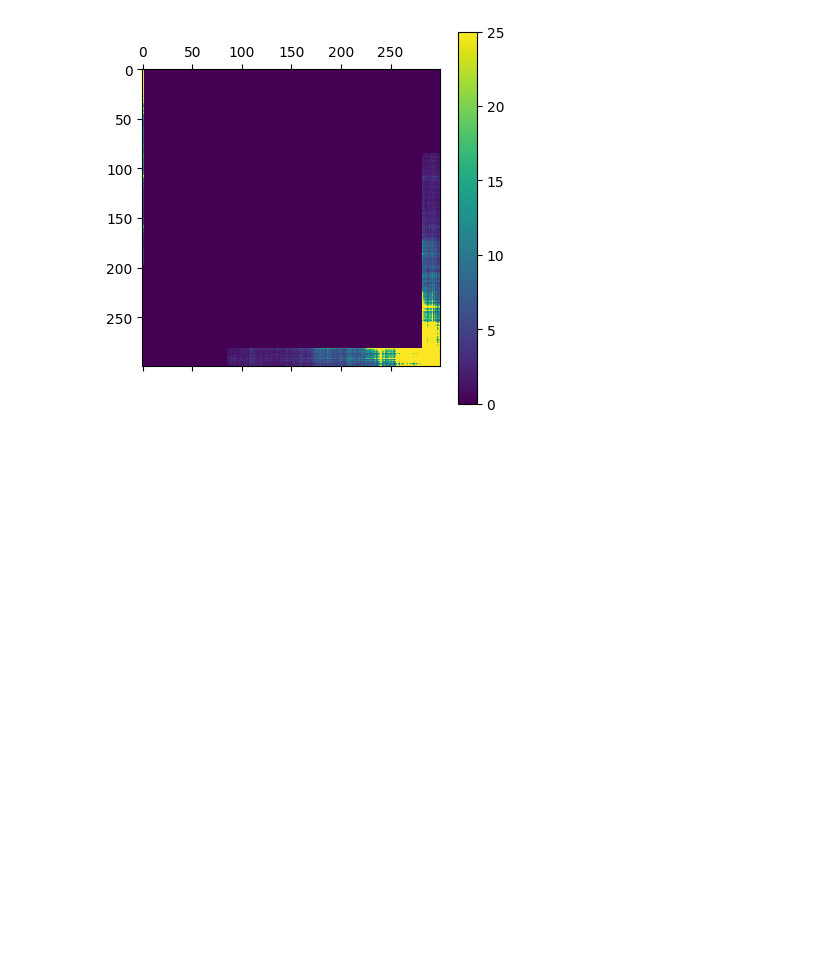
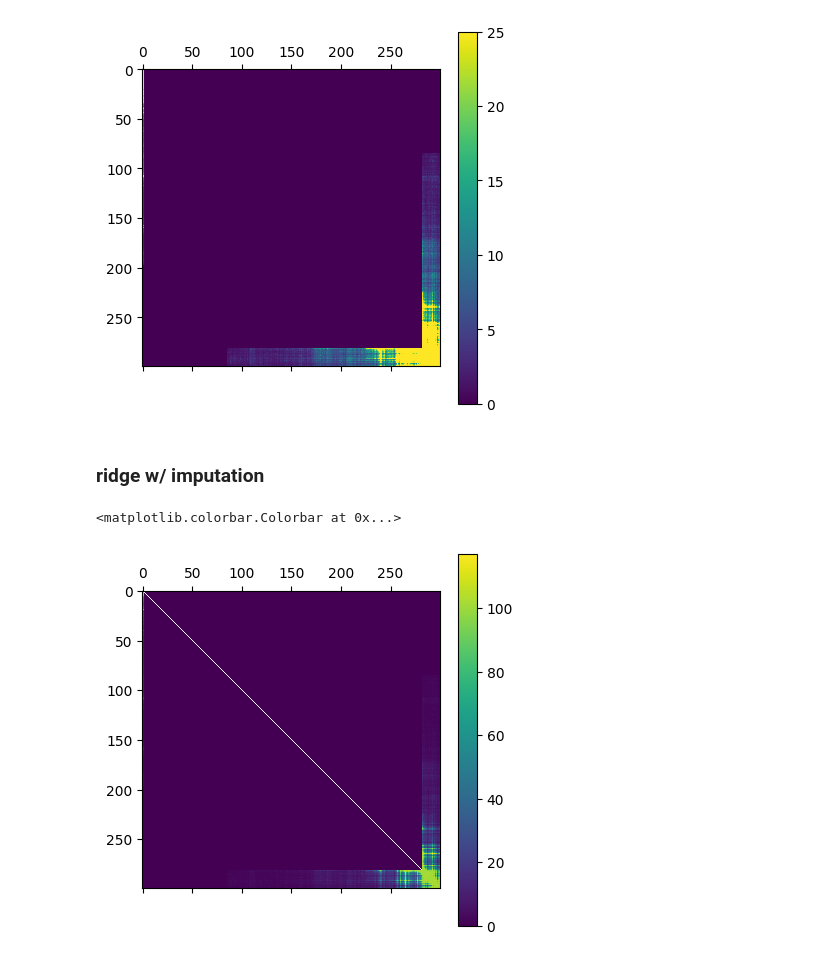
Before and after one commit to amulyagarimella/fast-sequencing-AI-imputation, a Jupyter notebook: notebooks/run_hicnn2.ipynb, the cells around one changed output. Drawn from its saved outputs; the diff is of its cells as text; code cells hidden in the pictures; blank space fills up the shorter version.

```diff
--- a/notebooks/run_hicnn2.ipynb
+++ b/notebooks/run_hicnn2.ipynb
@@ -92,3 +92,13 @@ plt.colorbar()
 # %% [output]
 <matplotlib.colorbar.Colorbar at 0x...>
 [figure]
+# %% [markdown]
+### ridge w/ imputation
+# %%
+prediction_roi_ridge_imputed = np.load("/Users/amulyagarimella/Documents/2241finalproject/outputs/imputed/HiCNN2/roi/2025-05-05_20-27-46/21_predicted_hic.npy")
+# %%
+plt.matshow(prediction_roi_ridge_imputed[start:end, start:end])
+plt.colorbar()
+# %% [output]
+<matplotlib.colorbar.Colorbar at 0x...>
+[figure, added]
```
Also changed, not shown: parts of 1 cell of this notebook, 2 other files.
